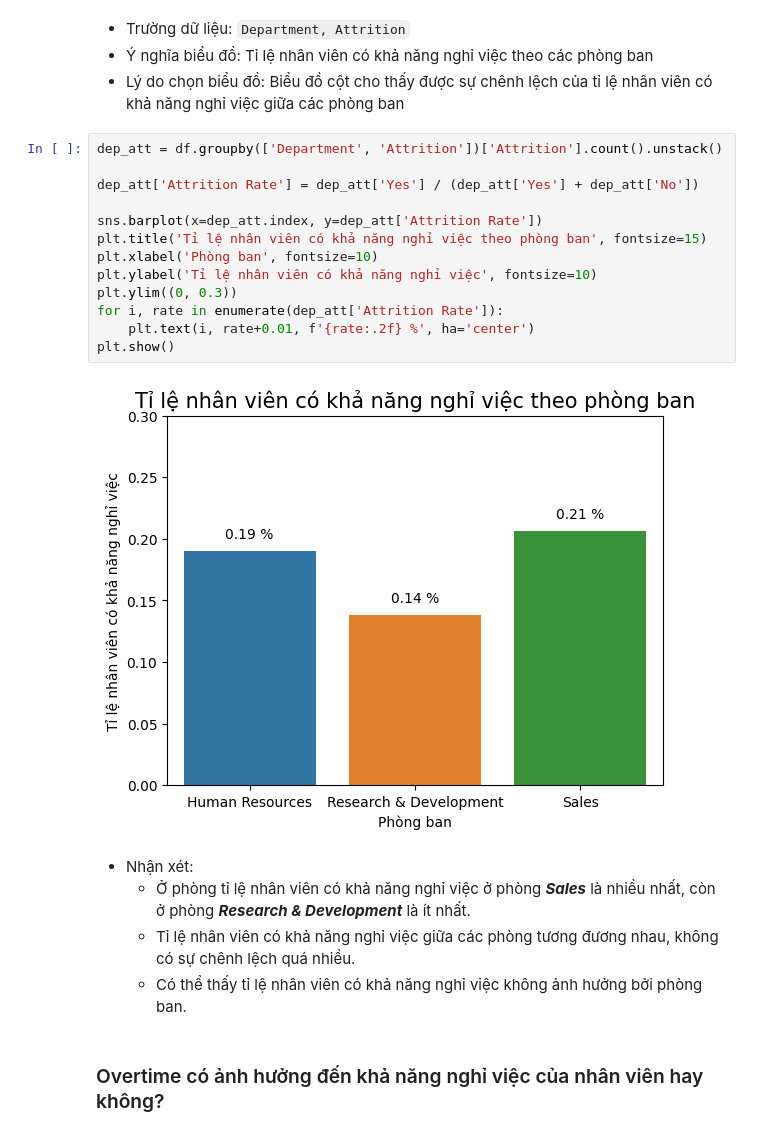
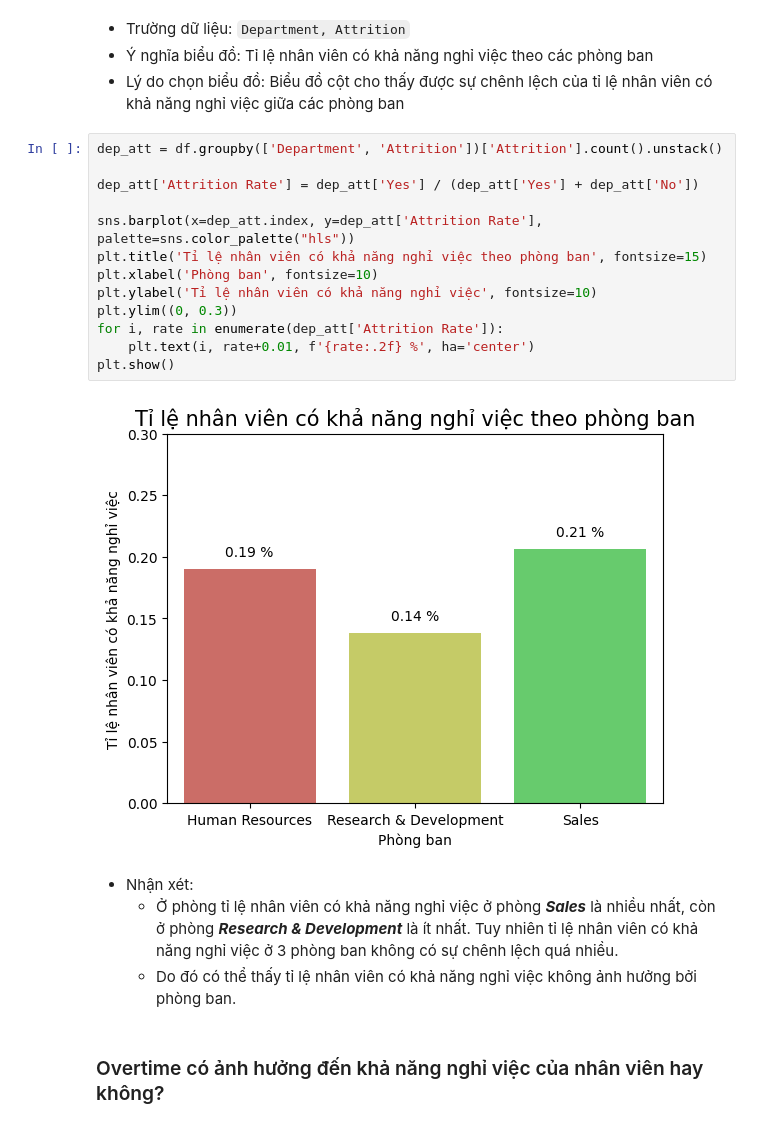
Before and after one commit to HuyHCMUS/DataVisualize-1, a Jupyter notebook: Vu.ipynb, the cells around one changed output. Cells and saved outputs as stored; diff of their text form.

Commit message:
update color, comment

```diff
--- a/Vu.ipynb
+++ b/Vu.ipynb
@@ -143,23 +143,22 @@ plt.show()
 # %%
 dep_att = df.groupby(['Department', 'Attrition'])['Attrition'].count().unstack()
 
 dep_att['Attrition Rate'] = dep_att['Yes'] / (dep_att['Yes'] + dep_att['No'])
 
-sns.barplot(x=dep_att.index, y=dep_att['Attrition Rate'])
+sns.barplot(x=dep_att.index, y=dep_att['Attrition Rate'], palette=sns.color_palette("hls"))
 plt.title('Tỉ lệ nhân viên có khả năng nghỉ việc theo phòng ban', fontsize=15)
 plt.xlabel('Phòng ban', fontsize=10)
 plt.ylabel('Tỉ lệ nhân viên có khả năng nghỉ việc', fontsize=10)
 plt.ylim((0, 0.3))
 for i, rate in enumerate(dep_att['Attrition Rate']):
     plt.text(i, rate+0.01, f'{rate:.2f} %', ha='center')
 plt.show()
 # %% [output]
-[figure, old version]
+[figure, new version]
 # %% [markdown]
 * Nhận xét:
-  * Ở phòng tỉ lệ nhân viên có khả năng nghỉ việc ở phòng ***Sales*** là nhiều nhất, còn ở phòng ***Research & Development*** là ít nhất.
-  * Tỉ lệ nhân viên có khả năng nghỉ việc giữa các phòng tương đương nhau, không có sự chênh lệch quá nhiều.
-  * Có thể thấy tỉ lệ nhân viên có khả năng nghỉ việc không ảnh hưởng bởi phòng ban.
+  * Ở phòng tỉ lệ nhân viên có khả năng nghỉ việc ở phòng ***Sales*** là nhiều nhất, còn ở phòng ***Research & Development*** là ít nhất. Tuy nhiên tỉ lệ nhân viên có khả năng nghỉ việc ở 3 phòng ban không có sự chênh lệch quá nhiều.
+  * Do đó có thể thấy tỉ lệ nhân viên có khả năng nghỉ việc không ảnh hưởng bởi phòng ban.
 # %% [markdown]
 ### Overtime có ảnh hưởng đến khả năng nghỉ việc của nhân viên hay không?
 # %% [markdown]
```
Also changed, not shown: parts of 6 cells of this notebook.
